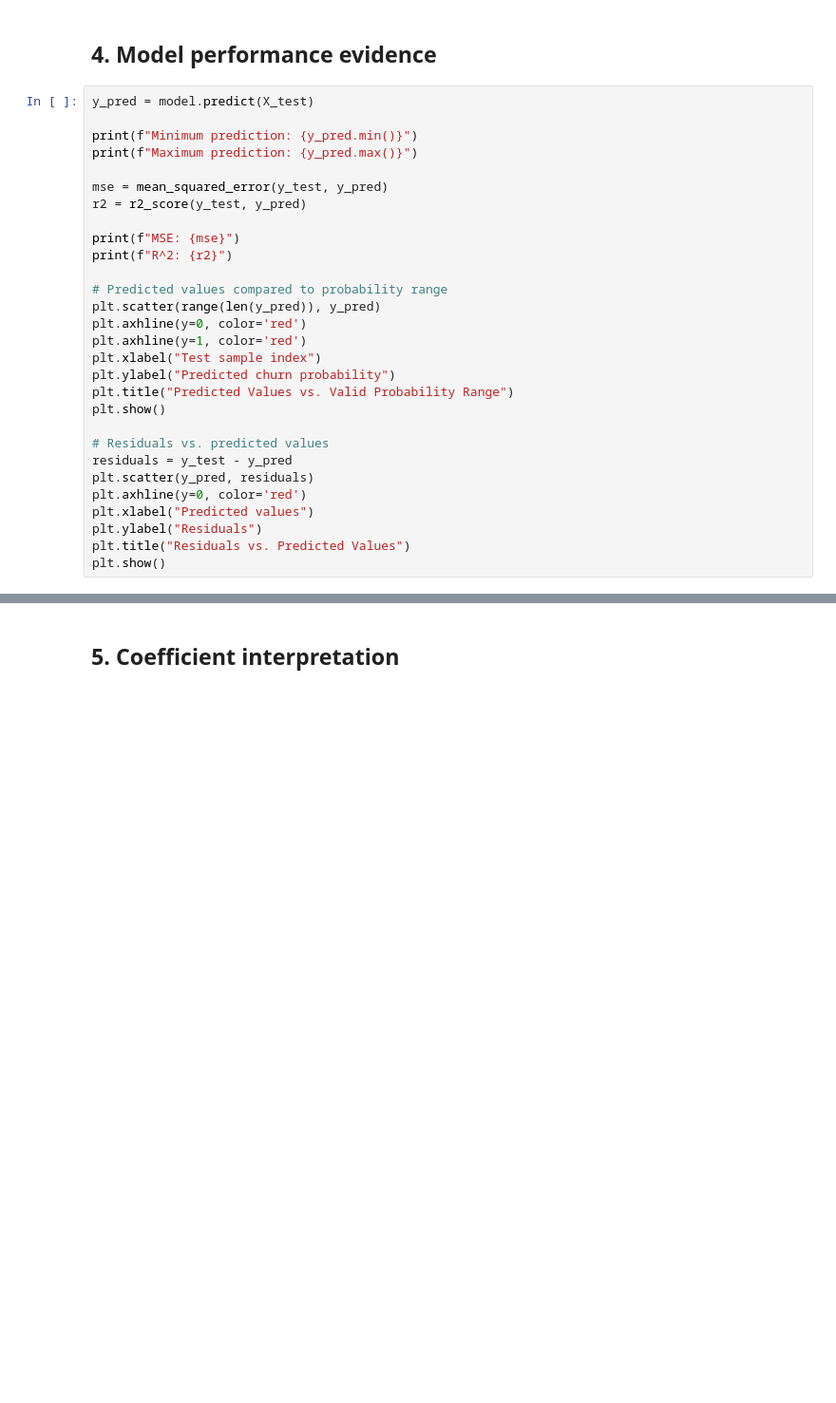
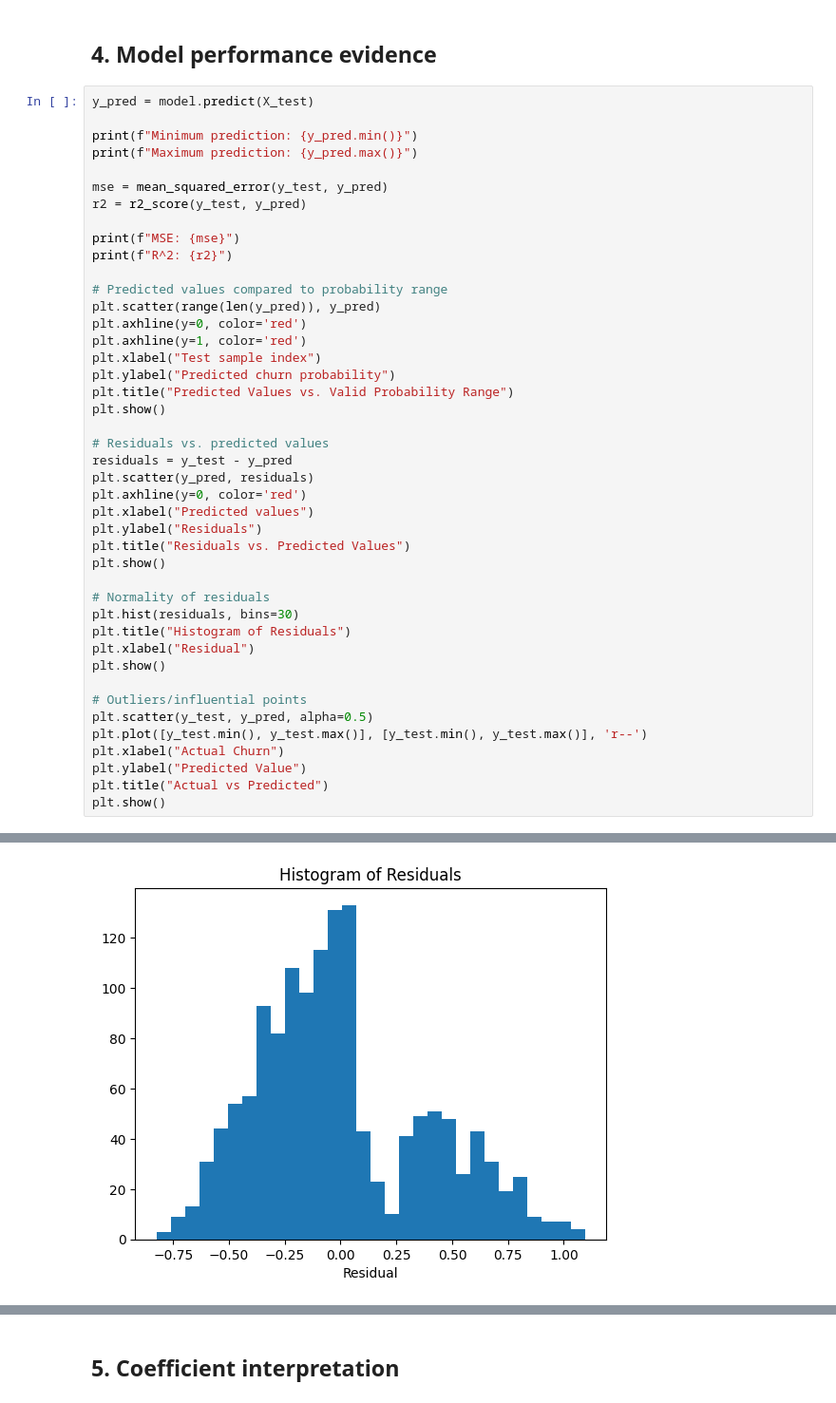
Before and after one commit to DanielYaari28/aipi590-telco-churn, a Jupyter notebook: hadley_telcos_linear_regression.ipynb, the cells around one changed output, grey strips where cells are left out. Shown at 95% size. Cells and saved outputs as stored; diff of their text form; blank space fills up the shorter version.

Commit message:
Add residual and prediction interpretation and add linear regression information to the README

```diff
--- a/hadley_telcos_linear_regression.ipynb
+++ b/hadley_telcos_linear_regression.ipynb
@@ -106,30 +106,45 @@ print(f"Maximum prediction: {y_pred.max()}")
 mse = mean_squared_error(y_test, y_pred)
 r2 = r2_score(y_test, y_pred)
 
 print(f"MSE: {mse}")
 print(f"R^2: {r2}")
 
 # Predicted values compared to probability range
 plt.scatter(range(len(y_pred)), y_pred)
 plt.axhline(y=0, color='red')
 plt.axhline(y=1, color='red')
 plt.xlabel("Test sample index")
 plt.ylabel("Predicted churn probability")
 plt.title("Predicted Values vs. Valid Probability Range")
 plt.show()
 
 # Residuals vs. predicted values
 residuals = y_test - y_pred
 plt.scatter(y_pred, residuals)
 plt.axhline(y=0, color='red')
 plt.xlabel("Predicted values")
 plt.ylabel("Residuals")
 plt.title("Residuals vs. Predicted Values")
 plt.show()
+
+# Normality of residuals
+plt.hist(residuals, bins=30)
+plt.title("Histogram of Residuals")
+plt.xlabel("Residual")
+plt.show()
+
+# Outliers/influential points
+plt.scatter(y_test, y_pred, alpha=0.5)
+plt.plot([y_test.min(), y_test.max()], [y_test.min(), y_test.max()], 'r--')
+plt.xlabel("Actual Churn")
+plt.ylabel("Predicted Value")
+plt.title("Actual vs Predicted")
+plt.show()
 # %% [output]
 Minimum prediction: -0.19469093751378935
 Maximum prediction: 0.8442478442373917
 MSE: 0.14593552097785367
 R^2: 0.25221407931758133
 [figure]
 [figure]
+[figure, added]
```
Also changed, not shown: parts of 2 cells of this notebook, 1 other file.
